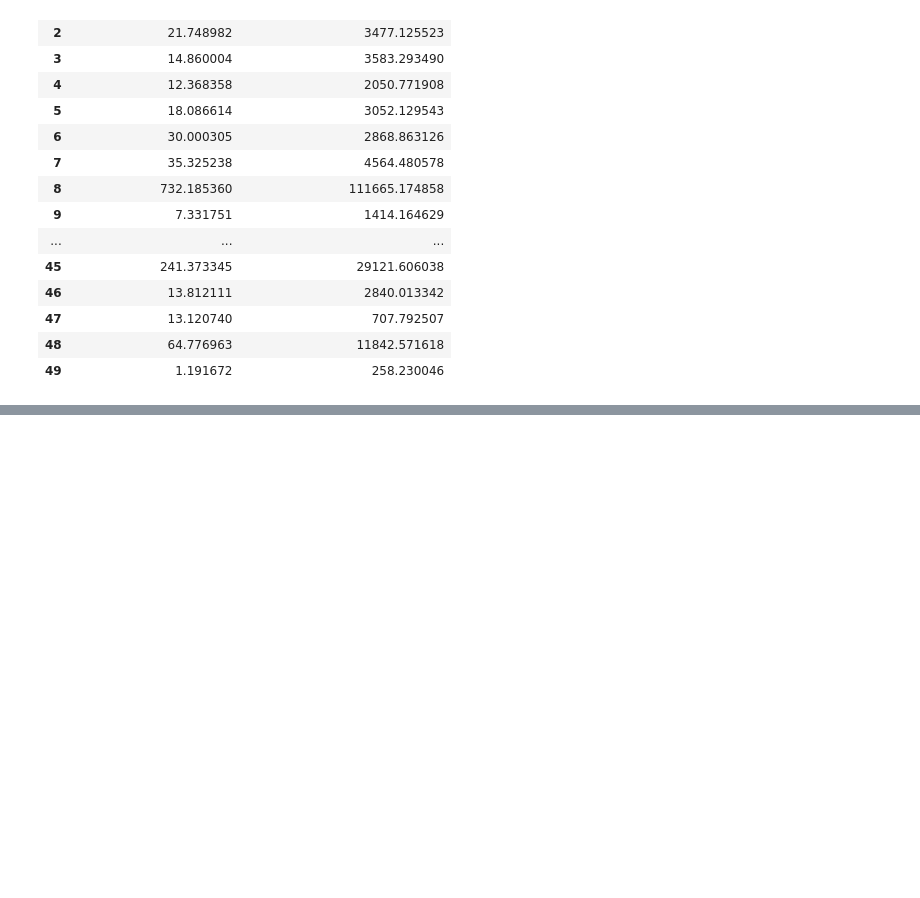
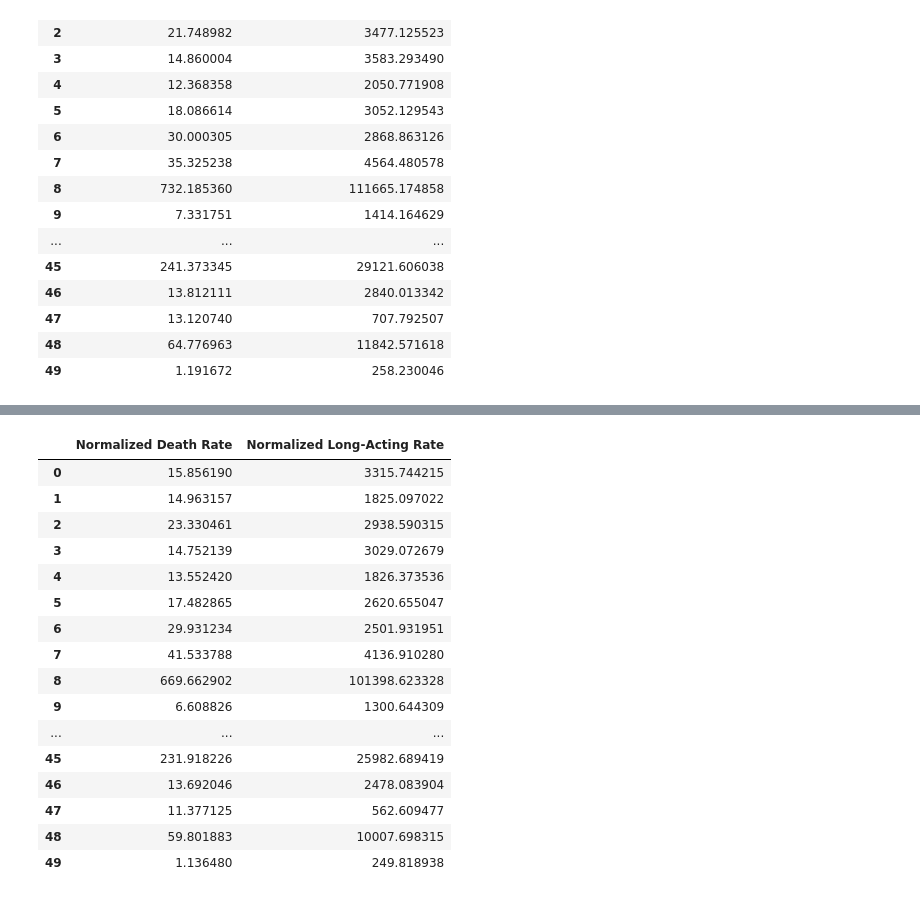
Before and after one commit to irvingjacob/DSPFinalProj, a Jupyter notebook: FinalProject.ipynb, the cells around one changed output, grey strips where cells are left out. Cells and saved outputs as stored; diff of their text form; code cells hidden in the pictures; blank space fills up the shorter version.

```diff
--- a/FinalProject.ipynb
+++ b/FinalProject.ipynb
@@ -610,0 +620,5 @@ TypeError: merge() got an unexpected keyword argument 'axis'
+# %%
+#Set the state names as the key for this dictionary
+for row in state_list:
+    state = row
+    stats_by_pop_2018[state] = {} #creating dict inside dict
@@ -610,0 +642,48 @@ TypeError: merge() got an unexpected keyword argument 'axis'
+# %%
+normalized_LA_pres2018 = []
+size_B = pop_2018.size
+
+#Same as above but for a different stat
+for x in range(size_B):
+    pop = pop_2018.iloc[x]
+    pop = int(pop.replace(',',''))
+    pres = LAprs_2018.iloc[x]
+    #pres = int(pres.replace(',',''))
+    stat = (pres/pop) * 100000
+    normalized_LA_pres2018.append(stat)
+#normalized_LA_pres2018
+# %%
+#Read in the stats for each state. This is a dict inside of a dict
+count = 0
+for row in state_list:
+    state = row
+    stats_by_pop_2018[state] = {'Normalized Death Rate' : [normalized_deaths2018[count]], 'Normalized Long-Acting Rate' : [normalized_LA_pres2018[count]]}
+    count += 1
+# %%
+norm_stats2018 = pd.DataFrame
+frames = []
+for row in state_list:
+    df = pd.DataFrame.from_dict(stats_by_pop_2018[row])
+    frames.append(df)
+
+norm_stats2018 = pd.concat(frames, sort = False)
+# %%
+norm_stats2018.reset_index(drop = True)
+# %% [output]
+|  | Normalized Death Rate | Normalized Long-Acting Rate |
+| 0 | 15.856190 | 3315.744215 |
+| 1 | 14.963157 | 1825.097022 |
+| 2 | 23.330461 | 2938.590315 |
+| 3 | 14.752139 | 3029.072679 |
+| 4 | 13.552420 | 1826.373536 |
+| 5 | 17.482865 | 2620.655047 |
+| 6 | 29.931234 | 2501.931951 |
+| 7 | 41.533788 | 4136.910280 |
+| 8 | 669.662902 | 101398.623328 |
+| 9 | 6.608826 | 1300.644309 |
+| ... | ... | ... |
+| 45 | 231.918226 | 25982.689419 |
+| 46 | 13.692046 | 2478.083904 |
+| 47 | 11.377125 | 562.609477 |
+| 48 | 59.801883 | 10007.698315 |
+| 49 | 1.136480 | 249.818938 |
```
Also changed, not shown: parts of 7 cells of this notebook.
